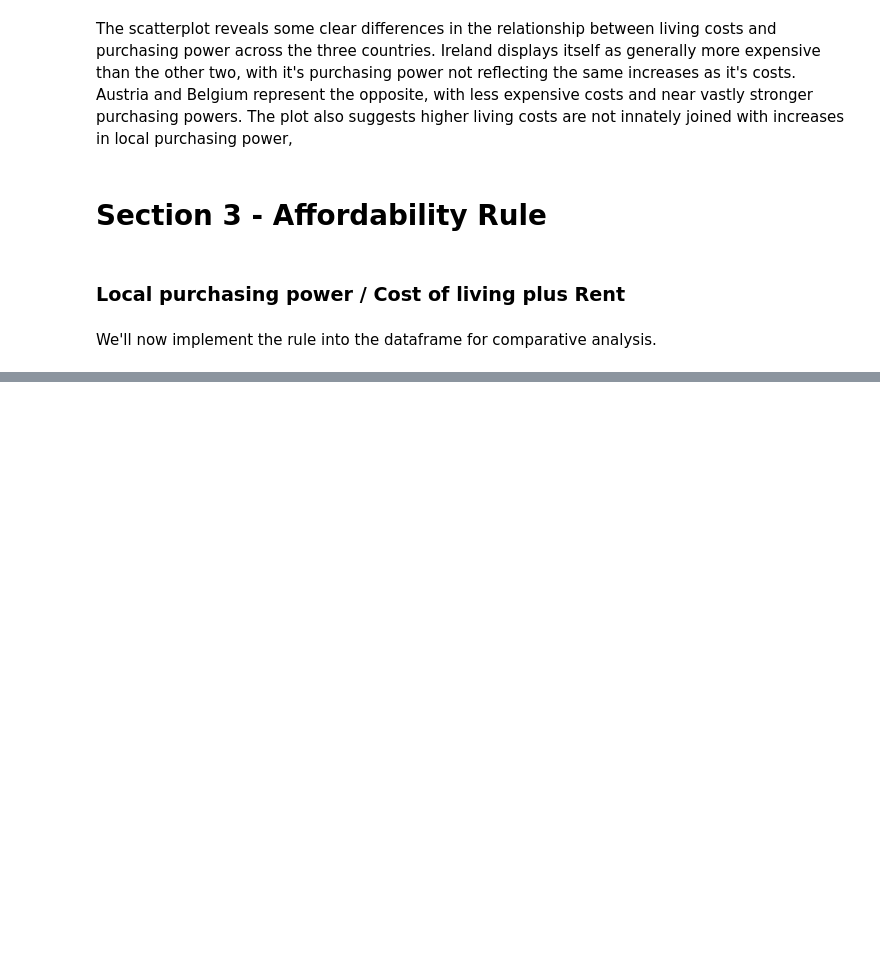
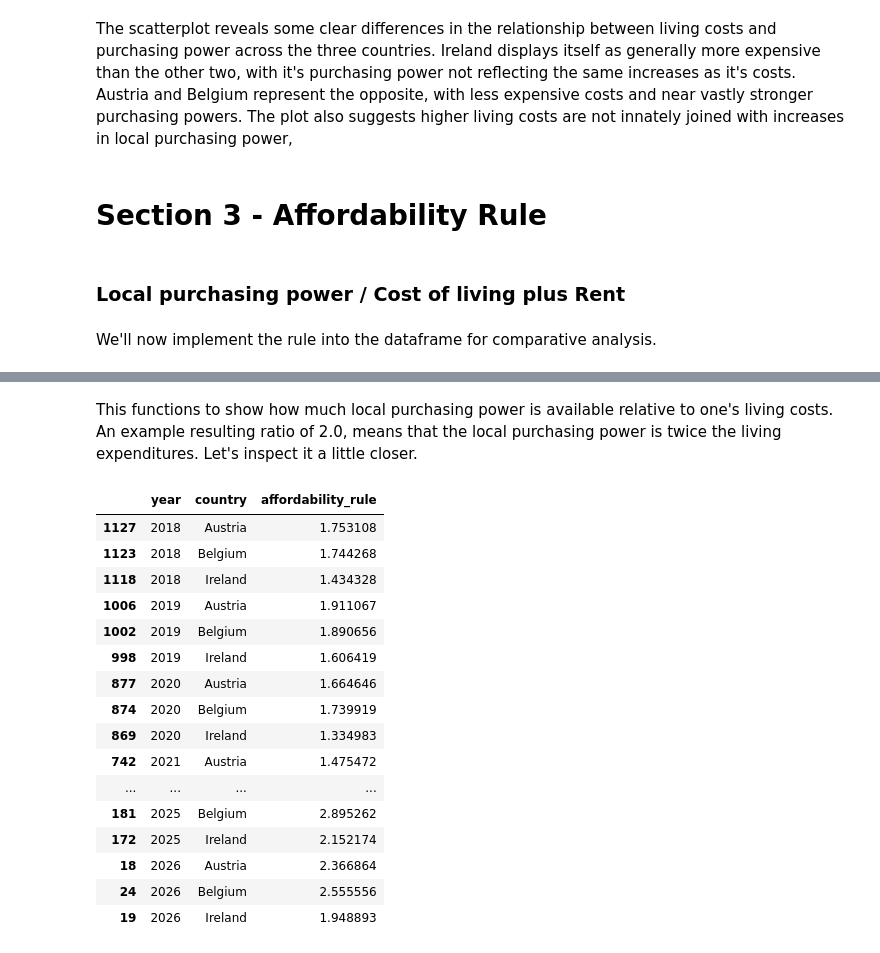
Before and after one commit to 13NateMate37/Hackathon26_Economy_in_UK, a Jupyter notebook: jupyter_notebooks/Nate_EDA.ipynb, the cells around one changed output, grey strips where cells are left out. Cells and saved outputs as stored; diff of their text form; code cells hidden in the pictures; blank space fills up the shorter version.

Commit message:
Sctn 3 afford rule

```diff
--- a/jupyter_notebooks/Nate_EDA.ipynb
+++ b/jupyter_notebooks/Nate_EDA.ipynb
@@ -237,3 +237,11 @@ The scatterplot reveals some clear differences in the relationship between livin
 ### Local purchasing power / Cost of living plus Rent
 # %% [markdown]
 We'll now implement the rule into the dataframe for comparative analysis.
+# %%
+# Creating the rule
+my_df["affordability_rule"] = (
+    my_df["local_purchasing_power_index"] / my_df["cost_of_living_plus_rent_index"]
+)
+
+# Verify the change
+my_df.head(5)
@@ -239,0 +255,25 @@ We'll now implement the rule into the dataframe for comparative analysis.
+# %% [markdown]
+This functions to show how much local purchasing power is available relative to one's living costs. An example resulting ratio of 2.0, means that the local purchasing power is twice the living expenditures. Let's inspect it a little closer.
+# %%
+# filtering the dataframe
+my_df[
+    ["year", "country", "affordability_rule"]
+].sort_values(["year", "country"])
+# %% [output]
+|  | year | country | affordability_rule |
+| 1127 | 2018 | Austria | 1.753108 |
+| 1123 | 2018 | Belgium | 1.744268 |
+| 1118 | 2018 | Ireland | 1.434328 |
+| 1006 | 2019 | Austria | 1.911067 |
+| 1002 | 2019 | Belgium | 1.890656 |
+| 998 | 2019 | Ireland | 1.606419 |
+| 877 | 2020 | Austria | 1.664646 |
+| 874 | 2020 | Belgium | 1.739919 |
+| 869 | 2020 | Ireland | 1.334983 |
+| 742 | 2021 | Austria | 1.475472 |
+| ... | ... | ... | ... |
+| 181 | 2025 | Belgium | 2.895262 |
+| 172 | 2025 | Ireland | 2.152174 |
+| 18 | 2026 | Austria | 2.366864 |
+| 24 | 2026 | Belgium | 2.555556 |
+| 19 | 2026 | Ireland | 1.948893 |
```
Also changed, not shown: parts of 1 cell of this notebook.
